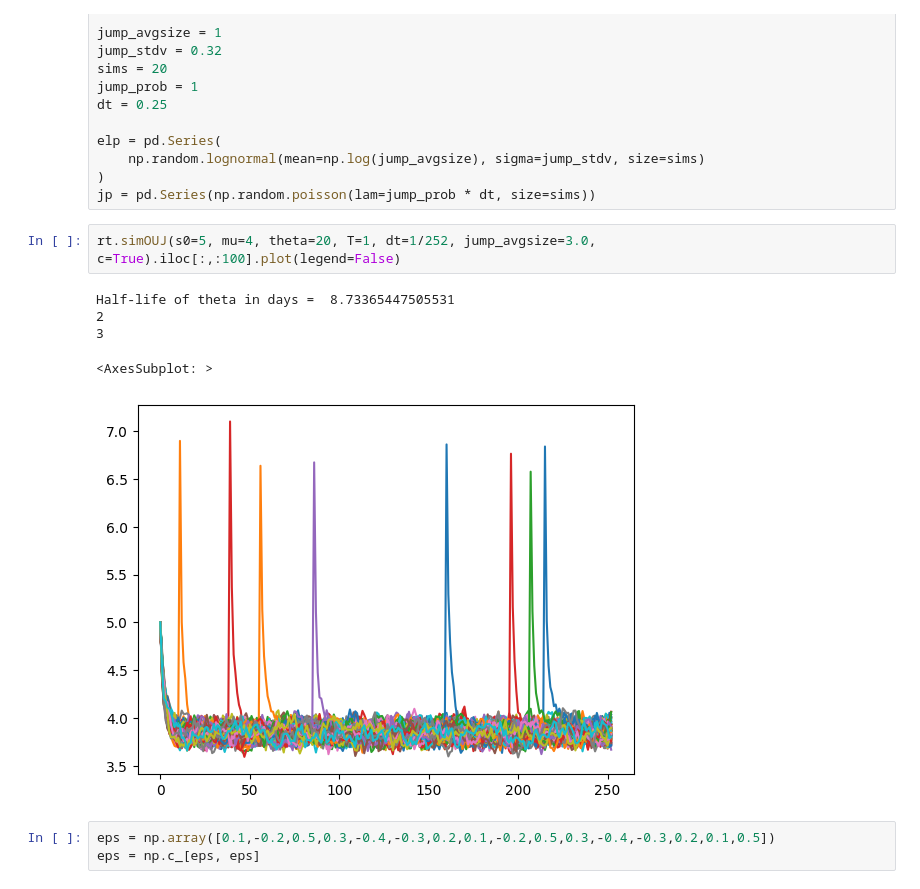
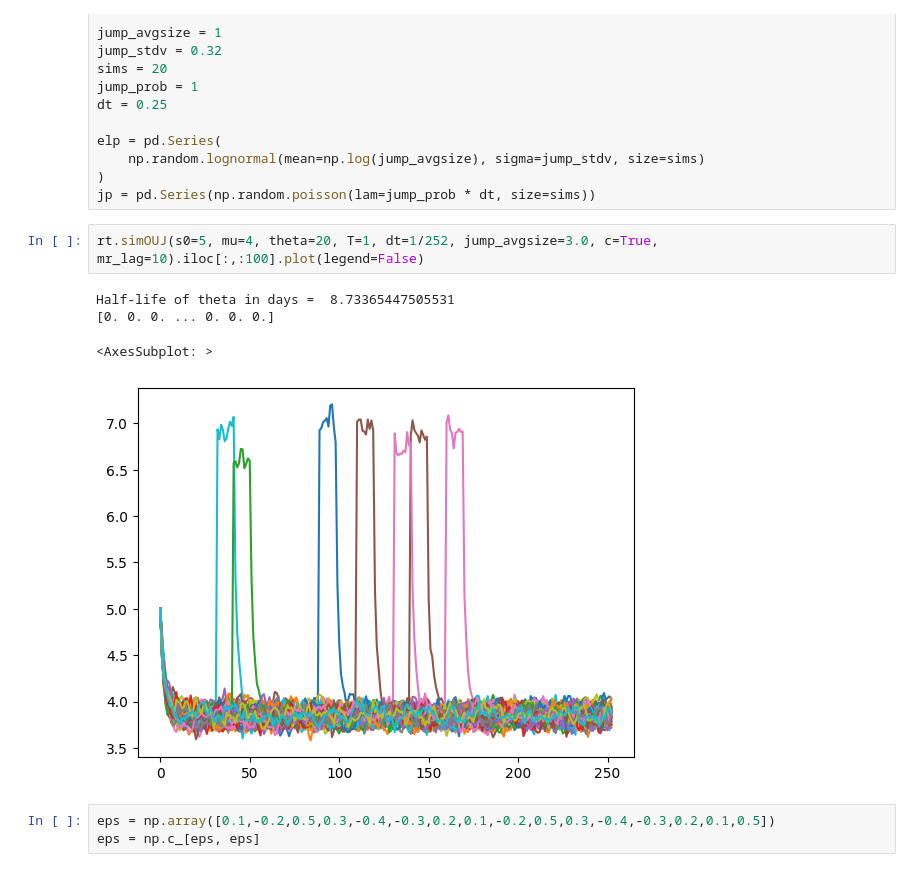
Before and after one commit to bbcho/risktools-dev, a Jupyter notebook: notebooks/simOUJ.ipynb, the cells around one changed output. Drawn from its saved outputs; the diff is of its cells as text.

```diff
--- a/notebooks/simOUJ.ipynb
+++ b/notebooks/simOUJ.ipynb
@@ -18,13 +18,12 @@ elp = pd.Series(
 )
 jp = pd.Series(np.random.poisson(lam=jump_prob * dt, size=sims))
 # %%
-rt.simOUJ(s0=5, mu=4, theta=20, T=1, dt=1/252, jump_avgsize=3.0, c=True).iloc[:,:100].plot(legend=False)
+rt.simOUJ(s0=5, mu=4, theta=20, T=1, dt=1/252, jump_avgsize=3.0, c=True, mr_lag=10).iloc[:,:100].plot(legend=False)
 # %% [output]
 Half-life of theta in days =  8.73365447505531
-2
-3
+[0. 0. 0. ... 0. 0. 0.]
 <AxesSubplot: >
-[figure, old version]
+[figure, new version]
 # %%
 eps = np.array([0.1,-0.2,0.5,0.3,-0.4,-0.3,0.2,0.1,-0.2,0.5,0.3,-0.4,-0.3,0.2,0.1,0.5])
 eps = np.c_[eps, eps]
```
Also changed, not shown: 4 other files.
